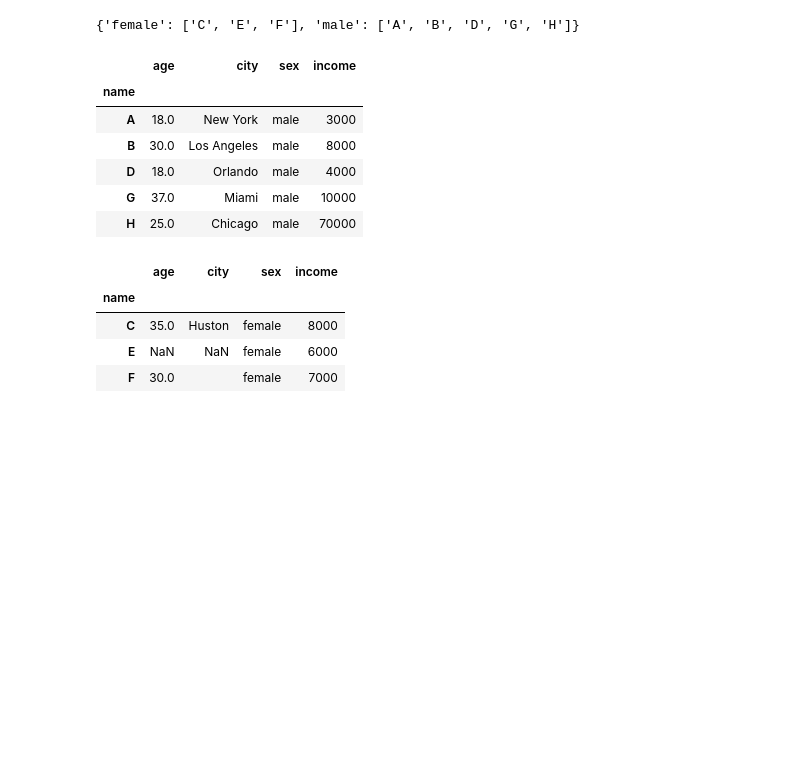
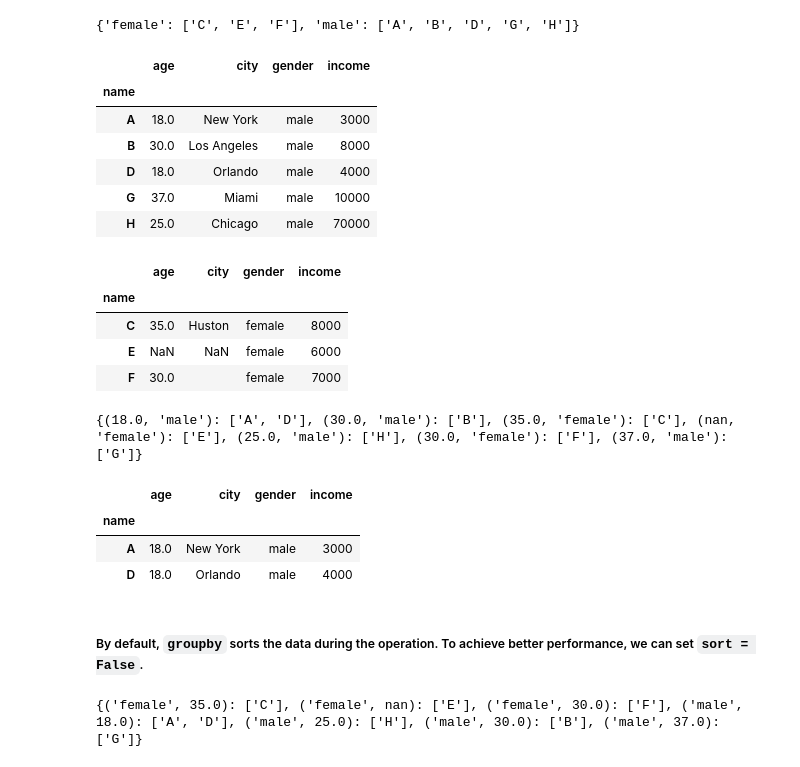
Before and after one commit to tongxizh/SLM_Credit_Risk, a Jupyter notebook: pandas/7. Grouping and Aggregation.ipynb, the cells around one changed output. Saved outputs shown, nothing was run; the diff lists cells and outputs as text; code cells hidden in the pictures; blank space fills up the shorter version.

```diff
--- a/pandas/7. Grouping and Aggregation.ipynb
+++ b/pandas/7. Grouping and Aggregation.ipynb
@@ -75,7 +75,7 @@ index = pd.Index(data = ["A", "B", "C", "D", "E", "F", "G",'H'], name="name")
 data = {
     "age": [18, 30, 35, 18, np.nan, 30, 37, 25],
     "city": ["New York", "Los Angeles", "Huston", "Orlando", np.nan, " ", "Miami", "Chicago"],
-    "sex": ["male", "male", "female", "male", "female", "female", "male", "male"],
+    "gender": ["male", "male", "female", "male", "female", "female", "male", "male"],
     "income": [3000, 8000, 8000, 4000, 6000, 7000, 10000, 70000]
 }
 user_info = pd.DataFrame(data = data, index = index)
@@ -93,8 +93,8 @@ user_info
 | H | 25.0 | Chicago | male | 70000 |
 # %%
 # Groupby sex
-user_info_sex_group = user_info.groupby("sex")
-user_info_sex_group
+user_info_gender_group = user_info.groupby("gender")
+user_info_gender_group
 # %% [output]
 <pandas.core.groupby.generic.DataFrameGroupBy object at 0x...>
 # %%
@@ -104,9 +104,9 @@ user_info_sex_group.groups
 {'female': ['C', 'E', 'F'], 'male': ['A', 'B', 'D', 'G', 'H']}
 # %%
 # Look up the male info
-user_info_sex_group.get_group('male')
+user_info_gender_group.get_group('male')
 # %% [output]
-|  | age | city | sex | income |
+|  | age | city | gender | income |
 | name |  |  |  |  |
 | A | 18.0 | New York | male | 3000 |
 | B | 30.0 | Los Angeles | male | 8000 |
@@ -115,9 +115,9 @@ user_info_sex_group.get_group('male')
 | H | 25.0 | Chicago | male | 70000 |
 # %%
 # Look up the femail info
-user_info_sex_group.get_group('female')
+user_info_gender_group.get_group('female')
 # %% [output]
-|  | age | city | sex | income |
+|  | age | city | gender | income |
 | name |  |  |  |  |
 | C | 35.0 | Huston | female | 8000 |
 | E | NaN | NaN | female | 6000 |
@@ -124,0 +128,18 @@ user_info_sex_group.get_group('female')
+# %%
+age_gender_group.groups
+# %% [output]
+{(18.0, 'male'): ['A', 'D'], (30.0, 'male'): ['B'], (35.0, 'female'): ['C'], (nan, 'female'): ['E'], (25.0, 'male'): ['H'], (30.0, 'female'): ['F'], (37.0, 'male'): ['G']}
+# %%
+age_gender_group.get_group((18,"male")) # the tuple element order should be consitent with groupby
+# %% [output]
+|  | age | city | gender | income |
+| name |  |  |  |  |
+| A | 18.0 | New York | male | 3000 |
+| D | 18.0 | Orlando | male | 4000 |
+# %% [markdown]
+##### By default, `groupby` sorts the data during the operation. To achieve better performance, we can set `sort = False`.
+# %%
+user_info_group = user_info.groupby(['gender', 'age'], sort = False)
+user_info_group.groups
+# %% [output]
+{('female', 35.0): ['C'], ('female', nan): ['E'], ('female', 30.0): ['F'], ('male', 18.0): ['A', 'D'], ('male', 25.0): ['H'], ('male', 30.0): ['B'], ('male', 37.0): ['G']}
```
Also changed, not shown: parts of 90 cells of this notebook.
